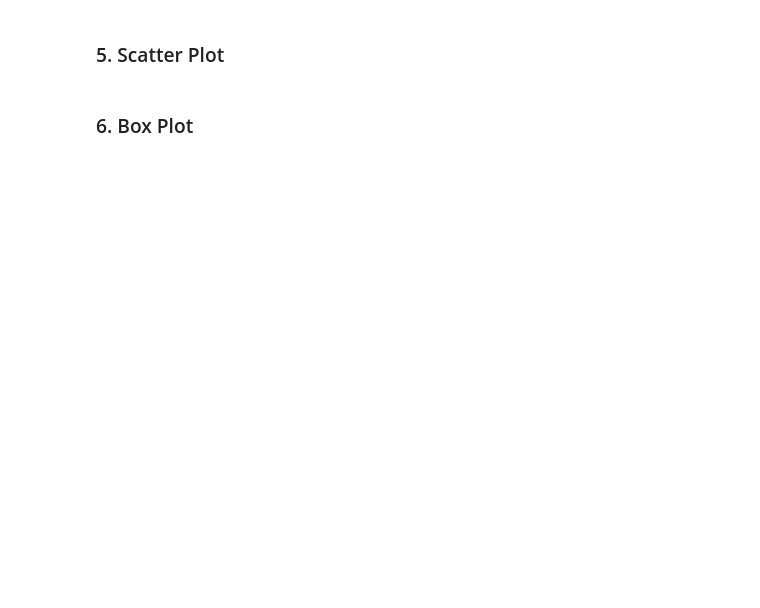
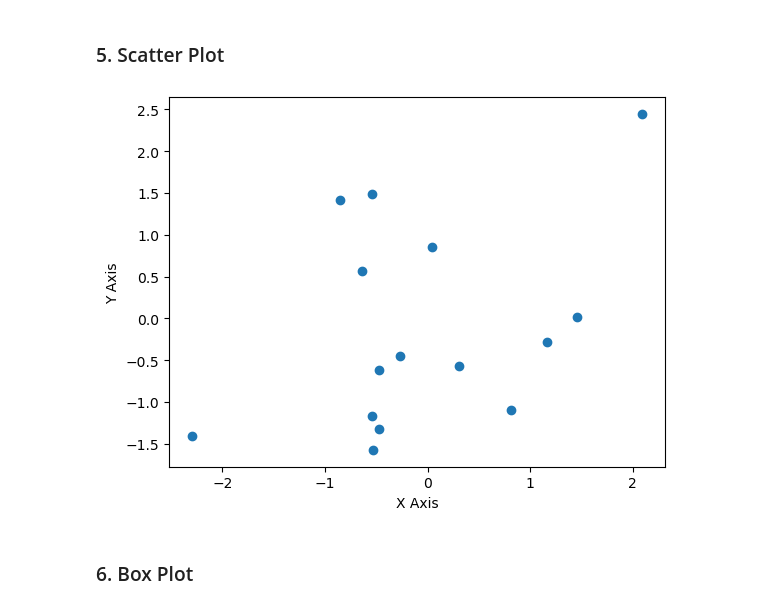
Before and after one commit to hss-ds/graphicons, a Jupyter notebook: charts.ipynb, the cells around one changed output. Cells and saved outputs as stored; diff of their text form; code cells hidden in the pictures; blank space fills up the shorter version.

```diff
--- a/charts.ipynb
+++ b/charts.ipynb
@@ -58,4 +75,15 @@ plt.show()
 # %% [markdown]
 ### 5. Scatter Plot
+# %%
+x = np.random.randn(15)
+y = np.random.randn(15)
+
+plt.scatter(x, y)
+plt.xlabel('X Axis')
+plt.ylabel('Y Axis')
+
+plt.show()
+# %% [output]
+[figure, added]
 # %% [markdown]
 ### 6. Box Plot
```
Also changed, not shown: parts of 10 cells of this notebook.
